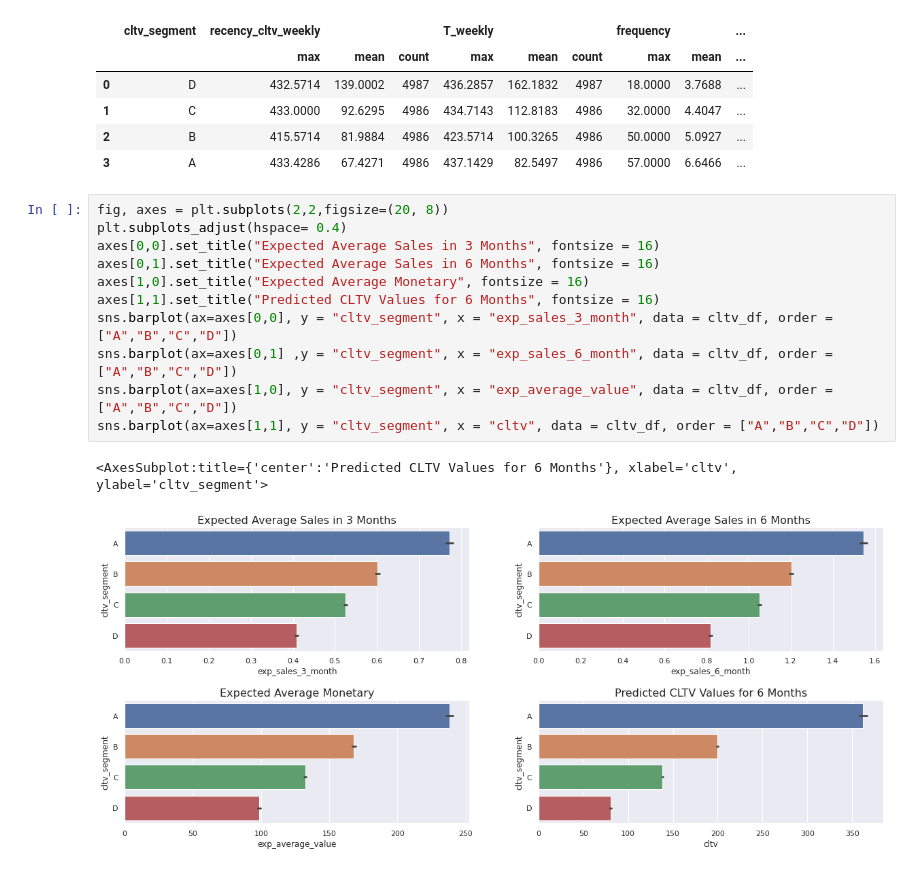
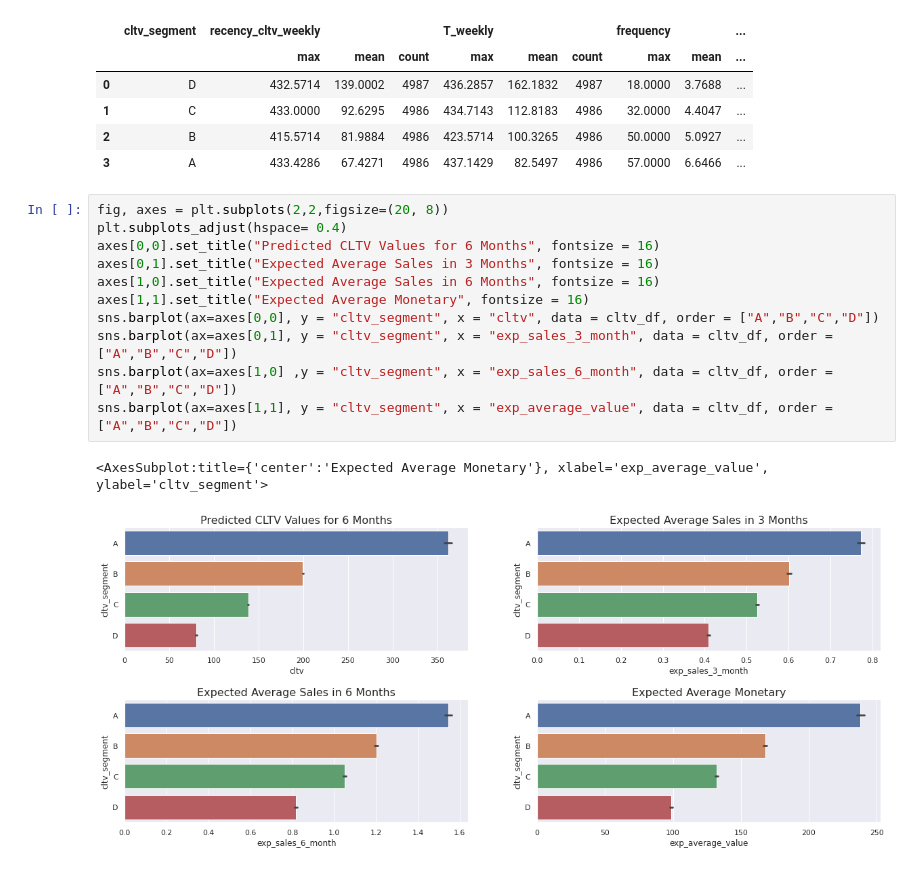
Before and after one commit to cagkangrsy/cltv_prediction_with_bgnbd_gamma, a Jupyter notebook: cltv-prediction-with-bg-nbd-and-gamma-gamma-models.ipynb, the cells around one changed output. Cells and saved outputs as stored; diff of their text form.

```diff
--- a/cltv-prediction-with-bg-nbd-and-gamma-gamma-models.ipynb
+++ b/cltv-prediction-with-bg-nbd-and-gamma-gamma-models.ipynb
@@ -384,14 +384,14 @@ cltv_df.groupby("cltv_segment").agg(["max","mean","count"]).reset_index()
 # %%
 fig, axes = plt.subplots(2,2,figsize=(20, 8))
 plt.subplots_adjust(hspace= 0.4)
-axes[0,0].set_title("Expected Average Sales in 3 Months", fontsize = 16)
-axes[0,1].set_title("Expected Average Sales in 6 Months", fontsize = 16)
-axes[1,0].set_title("Expected Average Monetary", fontsize = 16)
-axes[1,1].set_title("Predicted CLTV Values for 6 Months", fontsize = 16)
-sns.barplot(ax=axes[0,0], y = "cltv_segment", x = "exp_sales_3_month", data = cltv_df, order = ["A","B","C","D"])
-sns.barplot(ax=axes[0,1] ,y = "cltv_segment", x = "exp_sales_6_month", data = cltv_df, order = ["A","B","C","D"])
-sns.barplot(ax=axes[1,0], y = "cltv_segment", x = "exp_average_value", data = cltv_df, order = ["A","B","C","D"])
-sns.barplot(ax=axes[1,1], y = "cltv_segment", x = "cltv", data = cltv_df, order = ["A","B","C","D"])
+axes[0,0].set_title("Predicted CLTV Values for 6 Months", fontsize = 16)
+axes[0,1].set_title("Expected Average Sales in 3 Months", fontsize = 16)
+axes[1,0].set_title("Expected Average Sales in 6 Months", fontsize = 16)
+axes[1,1].set_title("Expected Average Monetary", fontsize = 16)
+sns.barplot(ax=axes[0,0], y = "cltv_segment", x = "cltv", data = cltv_df, order = ["A","B","C","D"])
+sns.barplot(ax=axes[0,1], y = "cltv_segment", x = "exp_sales_3_month", data = cltv_df, order = ["A","B","C","D"])
+sns.barplot(ax=axes[1,0] ,y = "cltv_segment", x = "exp_sales_6_month", data = cltv_df, order = ["A","B","C","D"])
+sns.barplot(ax=axes[1,1], y = "cltv_segment", x = "exp_average_value", data = cltv_df, order = ["A","B","C","D"])
 # %% [output]
-<AxesSubplot:title={'center':'Predicted CLTV Values for 6 Months'}, xlabel='cltv', ylabel='cltv_segment'>
+<AxesSubplot:title={'center':'Expected Average Monetary'}, xlabel='exp_average_value', ylabel='cltv_segment'>
-[figure, old version]
+[figure, new version]
```
Also changed, not shown: parts of 3 cells of this notebook.
